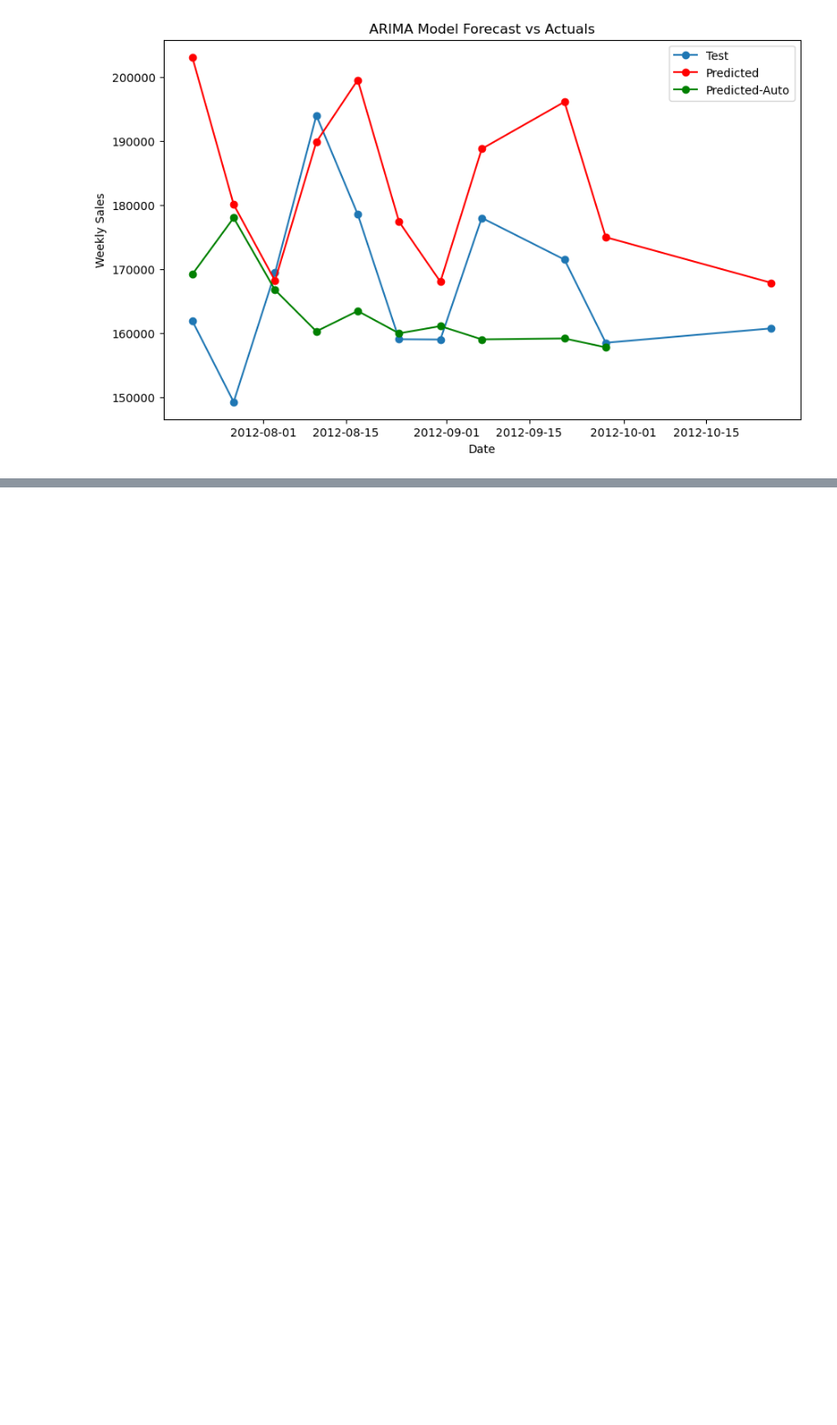
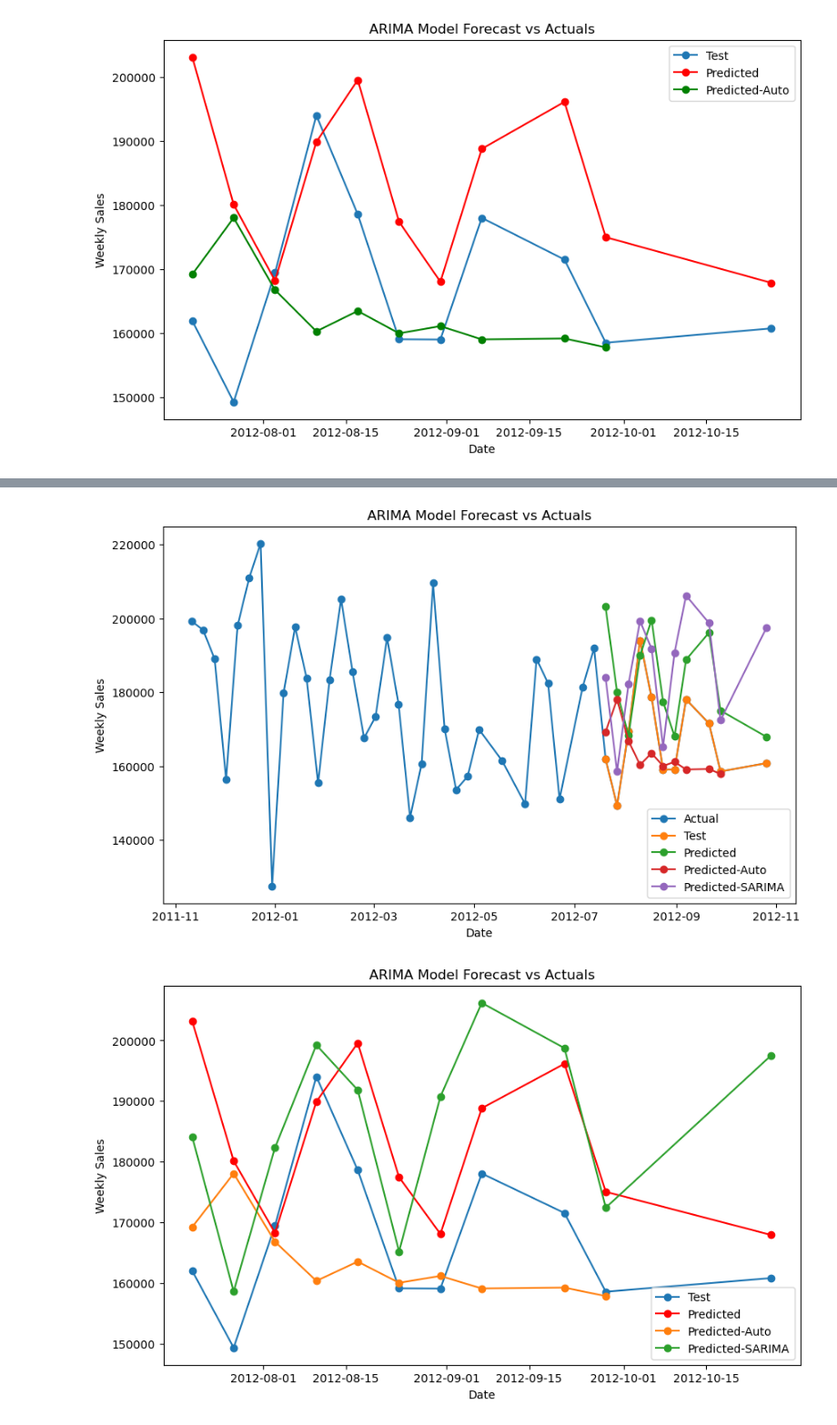
Before and after one commit to bishwajitpaulca/CIND820_Project, a Jupyter notebook: PROJECT_820.ipynb, the cells around one changed output, grey strips where cells are left out. Shown at 91% size. Saved outputs shown, nothing was run; the diff lists cells and outputs as text; code cells hidden in the pictures; blank space fills up the shorter version.

```diff
--- a/PROJECT_820.ipynb
+++ b/PROJECT_820.ipynb
@@ -1061,0 +1220,28 @@ plt.show()
+# %%
+predictions_sarima = output.predict(start=33,end=43)
+# %%
+plt.figure(figsize=(10, 6))
+plt.plot(timeSeries.index, timeSeries, marker='o', label='Actual')
+plt.plot(test.index, test, marker='o', label='Test')
+plt.plot(test.index, predictions, marker='o', label='Predicted')
+plt.plot(test.index[:-1], predictions_auto, marker='o', label='Predicted-Auto')
+plt.plot(test.index, predictions_sarima, marker='o', label='Predicted-SARIMA')
+plt.legend()
+plt.title('ARIMA Model Forecast vs Actuals')
+plt.xlabel('Date')
+plt.ylabel('Weekly Sales')
+plt.show()
+
+plt.figure(figsize=(10, 6))
+plt.plot(test.index, test, marker='o', label='Test')
+plt.plot(test.index, predictions, marker='o', color='red', label='Predicted')
+plt.plot(test.index[:-1], predictions_auto, marker='o', label='Predicted-Auto')
+plt.plot(test.index, predictions_sarima, marker='o', label='Predicted-SARIMA')
+plt.legend()
+plt.title('ARIMA Model Forecast vs Actuals')
+plt.xlabel('Date')
+plt.ylabel('Weekly Sales')
+plt.show()
+# %% [output]
+[figure, added]
+[figure, added]
```
Also changed, not shown: parts of 86 cells of this notebook.
